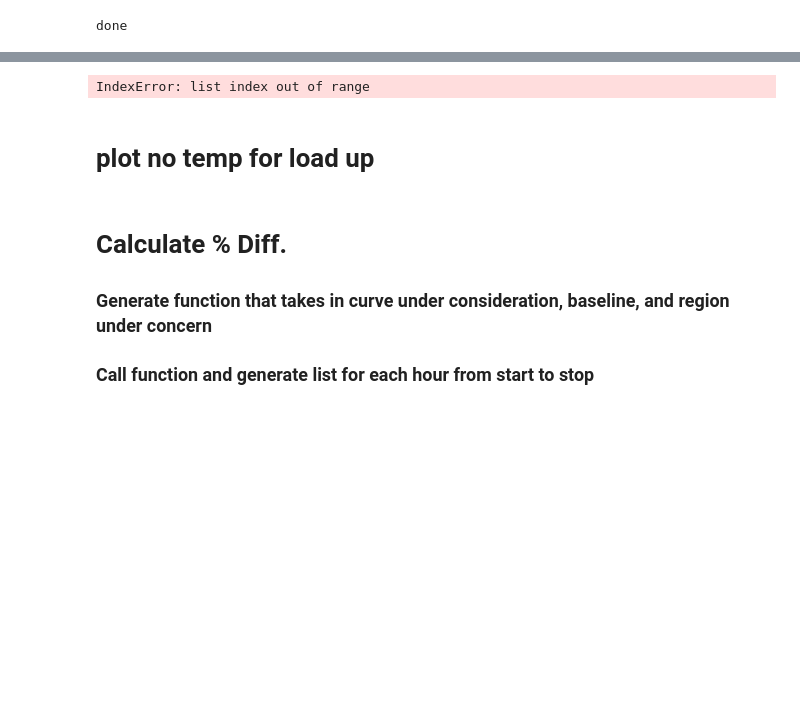
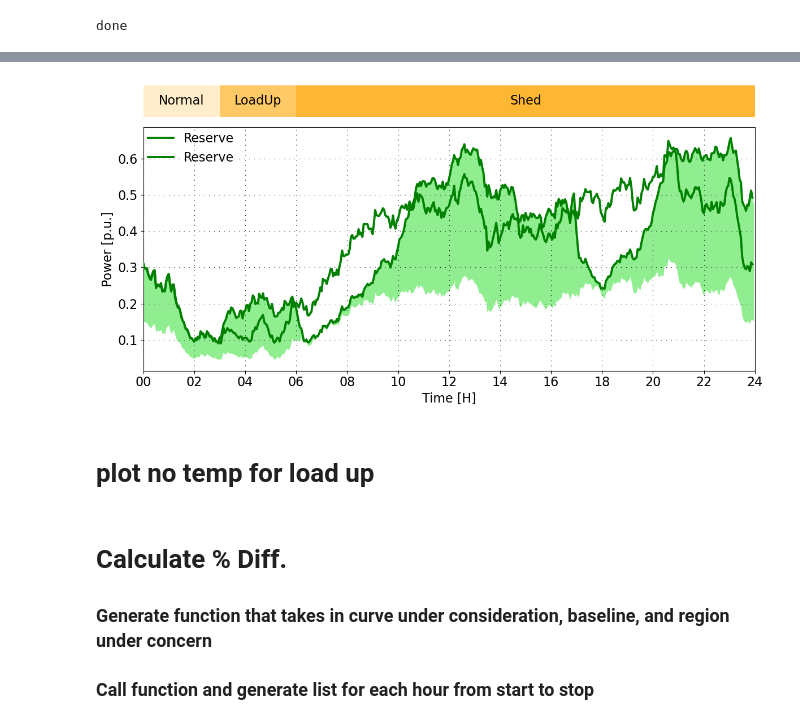
Before and after one commit to PortlandStatePowerLab/OCHRE_Run_Scripts, a Jupyter notebook: X4_analyzeDB.ipynb, the cells around one changed output, grey strips where cells are left out. Saved outputs shown, nothing was run; the diff lists cells and outputs as text; code cells hidden in the pictures; blank space fills up the shorter version.

Commit message:
update scripts
include efficiency script

```diff
--- a/X4_analyzeDB.ipynb
+++ b/X4_analyzeDB.ipynb
@@ -189,10 +295,10 @@ files = [
     # "180110_1_3_ShedLong122_Control.parquet",
     # "180110_1_3_ShedLong118_Control.parquet",
     # "180113_1_3_EnergyShed122_Control.parquet",
-    # "180113_1_3_ReserveCanceled_Control.parquet",
-    # "180113_1_3_Reserve91_Control.parquet"
-    # "180113_1_3_Reserve20_Control.parquet",
-    # "180113_1_3_ReserveCanceled2_Control.parquet",
+    "180113_1_3_ReserveCanceled2_Control.parquet",
+    # "180113_1_3_Reserve_Control.parquet"
+    "180113_1_3_Reserve20_Control.parquet",
+    "180113_1_3_ReserveCanceled_Control.parquet",
     # "180113_1_3_EnergyShed_125_Control_DB15.parquet"
     # "180113_1_3_EfficiencyControl9C_Control.parquet",
     # "180113_1_3_EfficiencyControl0C_Control.parquet",
@@ -206,29 +312,38 @@ files = [
     # "180113_1_3_Eff9_Control.parquet",
     # "180113_1_3_Eff10_Control.parquet",
     # "180113_1_3_Eff11_Control.parquet",
-    "180113_1_3_EfficiencyTest0C_Control.parquet",
-    "180113_1_3_EnergyViaEfficiencyNoShed.parquet",
+    # "180113_1_3_EfficiencyTest0C_Control.parquet", # ER only
+    # "180113_1_3_EnergyViaEfficiencyNoShed.parquet",
     # "180113_1_3_EffBaseline2_Control.parquet",
     # "180113_1_3_EffBaseline3_Control.parquet",
     # "180113_1_3_EffBaseline4_Control.parquet",
     # "180113_1_3_EffBaseline5_Control.parquet",
-    # "180113_1_3_EffBaseline6_Control.parquet",
+    # "180113_1_3_EffBaseline6v2.parquet",
+    # "180113_1_3_EffBaseline7v2.parquet",
     # "180113_1_3_EffBaseline7_Control.parquet",
     # "180113_1_3_EffBaseline8_Control.parquet",
-    # "180113_1_3_ControlledEfficiencyTest.parquet",
- ]
+    # "180113_1_3_EffBaseline8v2.parquet",
+    # "180113_1_3_EfficiencyControl9C.parquet",
+    # "180113_1_3_BaselineLoad_Control.parquet" # HP only
+    # "180113_1_3_EnergyShed122_Control.parquet"
+  ]
+
+
+
+
+WORKING_DIR = r"C:\Users\danap\OCHRE_Working"
 
 all_results = {}
 for f in files:
-    res = process_parquet_baseline(f, WORKING_DIR)
+    res = process_parquet(f, WORKING_DIR)
     all_results.update(res)
 
-WORKING_DIR = r"C:\Users\danap\OCHRE_Working"
 
-# res = process_parquet_baseline("180113_1_3_BaselineLoad_Control.parquet", WORKING_DIR)
-# # res = process_parquet_baseline("180110_1_3_Normal130_Baseline.parquet", WORKING_DIR)
 
-# all_results.update(res)
+res = process_parquet("180113_1_3_BaselineLoad_Control.parquet", WORKING_DIR)
+# res = process_parquet_baseline("180110_1_3_Normal130_Baseline.parquet", WORKING_DIR)
+
+all_results.update(res)
 
 
 # print(all_results["DB_15_120"].head())
@@ -855,7 +1207,7 @@ plt.show()
 # -------------------------------
 # Select deadbands to plot
 # -------------------------------
-keys_to_plot = ['DB_5_125', 'DB_10_125', 'DB_15_125', 'DB_5_105', 'DB_10_105', 'DB_15_105', ]
+keys_to_plot = ['DB_7_180', '180113_1_3_BaselineLoad_Control']
 DB_list = [all_results[k] for k in keys_to_plot]
 
 labels = [f"{k}" for k in keys_to_plot]
@@ -907,7 +1259,7 @@ baseline_use = baseline_vals[:min_len]
 reserve_use  = reserve_vals[:min_len]
 total_use    =  reserve_use + baseline_use
 
-# Reserve > 0
+# # Reserve > 0
 # ax_control.fill_between(
 #     hours_use,
 #     baseline_use,
@@ -997,36 +1349,36 @@ for i, db_series in enumerate(DB_list):
 # -------------------------------
 ax_control.set_ylabel("Power [p.u.]", fontsize=A)
 ax_control.set_xlabel("Time [H]", fontsize=A)
 ax_control.tick_params(axis='x', labelrotation=0, labelsize=A)
 ax_control.tick_params(axis='y', labelsize=A)
 
 ax_control.set_xlim(0, 24)
 ax_control.set_xticks(range(0, 25, 2))
 ax_control.set_xticklabels([f"{h:02d}" for h in range(0, 25, 2)])
 
-ax_control.set_ylim(0, 0.4)
+# ax_control.set_ylim(0, 0.4)
 
 ax_control.grid(True, linestyle=(0, (1, 7)), color='black', linewidth=0.8)
 
 ax_control.legend(
     fontsize=A,
-    loc="upper right",
+    loc="upper left",
     borderaxespad=0,
     frameon=False
 )
 
 # -------------------------------
 # Save / Show
 # -------------------------------
 RESULTS_DIR = r"C:\Users\danap\OCHRE_Working\Figs"
 filename = '180113_1_3_EnergyShed_122_7.pdf'
 filepath = os.path.join(RESULTS_DIR, filename)
 # plt.savefig(filepath, format='pdf', bbox_inches='tight', pad_inches=0)
 
 plt.tight_layout()
 plt.show()
 # %% [output]
-IndexError: list index out of range
+[figure, added]
 # %%
 import os
 import numpy as np
```
Also changed, not shown: parts of 7 cells of this notebook, 5 other files.
